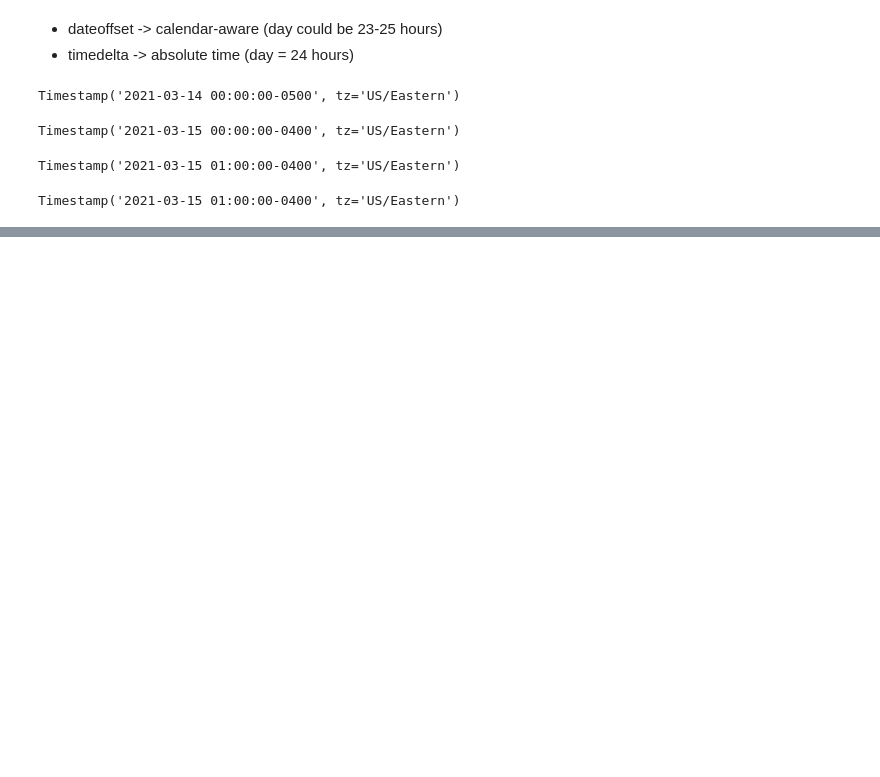
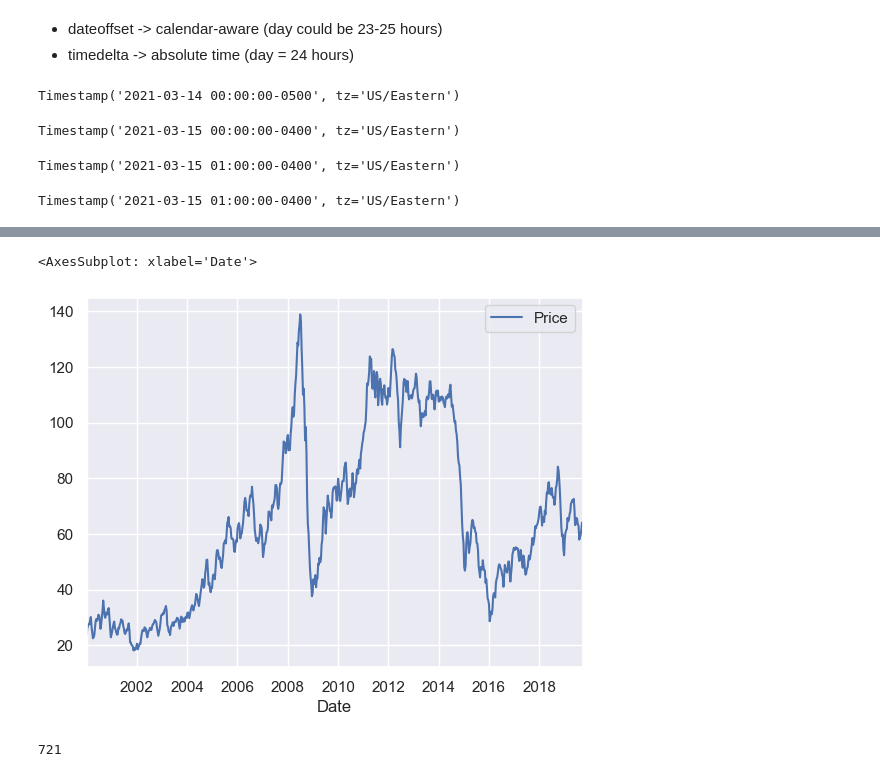
Before and after one commit to TomaszBury/The-ultimate-pandas-bootcamp-advanced-python-data-analysis, a Jupyter notebook: section_10/handling_time_and_date.ipynb, the cells around one changed output, grey strips where cells are left out. Saved outputs shown, nothing was run; the diff lists cells and outputs as text; code cells hidden in the pictures; blank space fills up the shorter version.

```diff
--- a/section_10/handling_time_and_date.ipynb
+++ b/section_10/handling_time_and_date.ipynb
@@ -1156,0 +1227,9 @@ Timestamp('2021-03-15 01:00:00-0400', tz='US/Eastern')
+# %%
+brent.resample('10D').mean().plot()
+# %% [output]
+<AxesSubplot: xlabel='Date'>
+[figure, added]
+# %%
+brent.resample('10D').mean().size
+# %% [output]
+721
```
Also changed, not shown: parts of 52 cells of this notebook.
